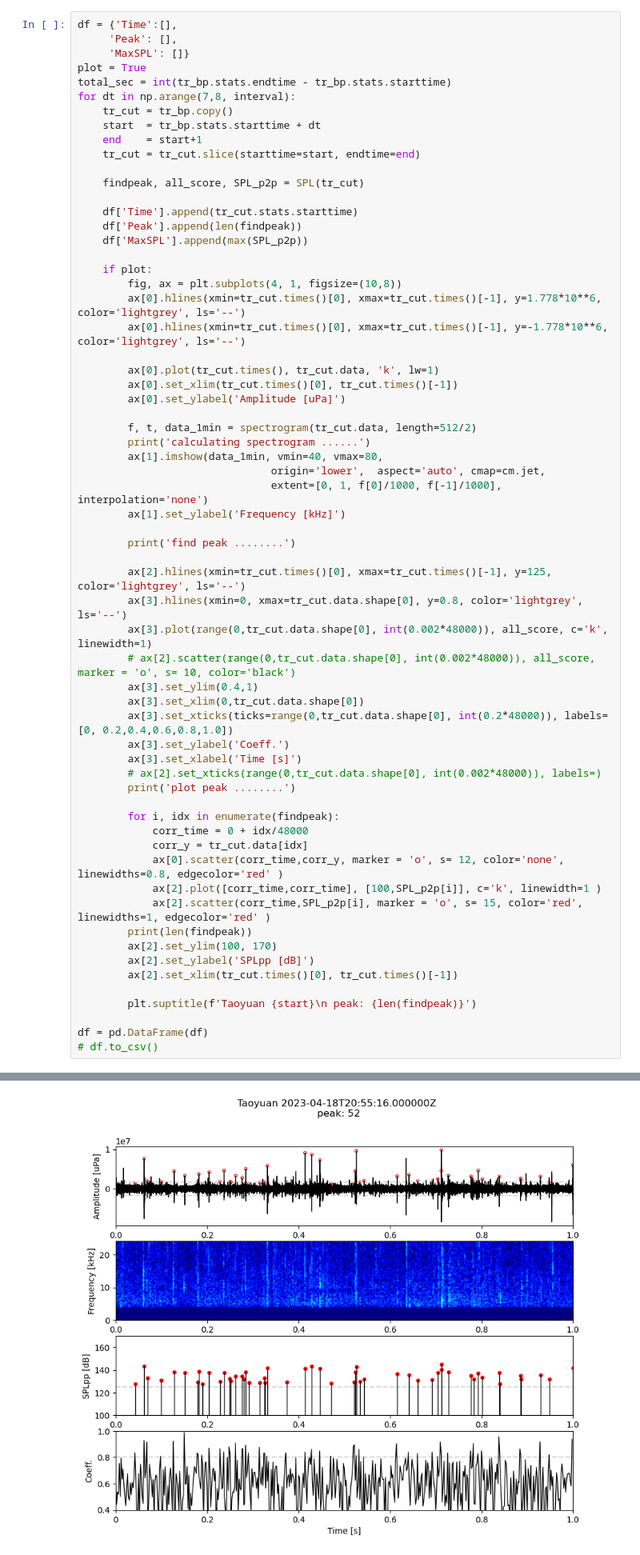
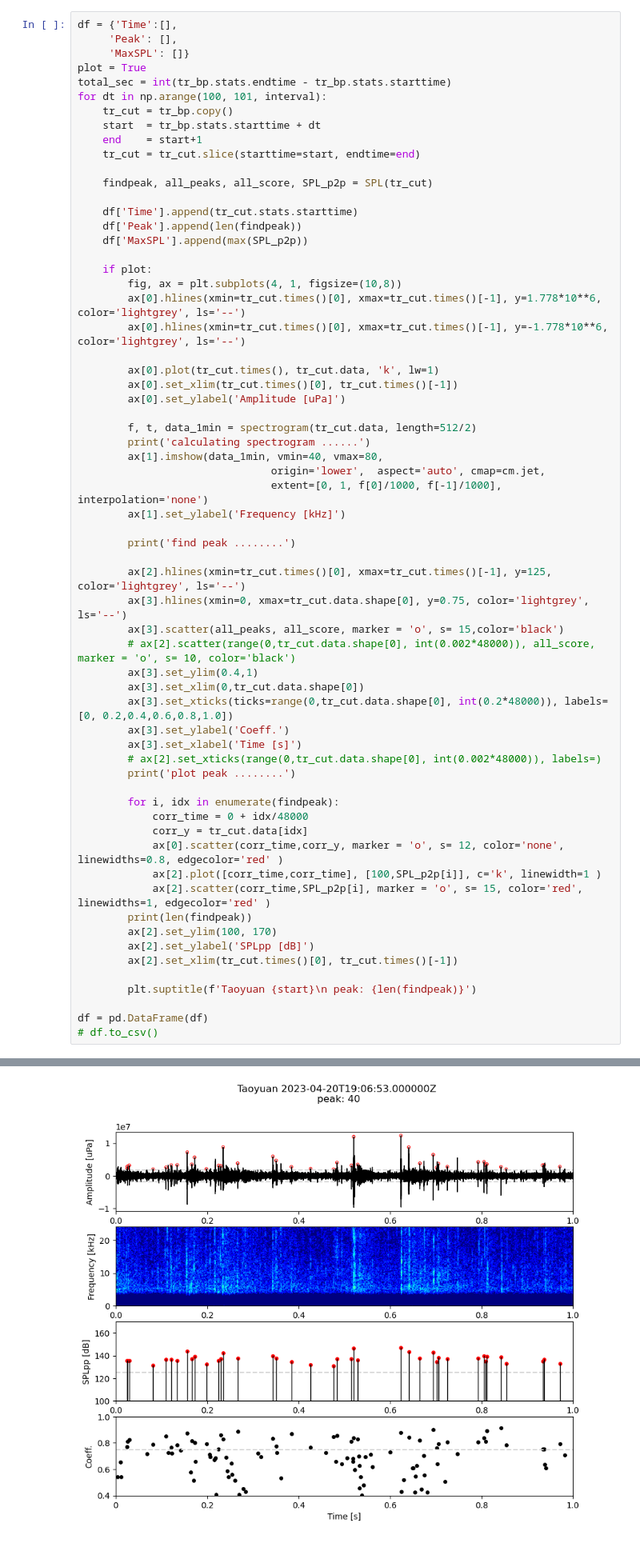
Before and after one commit to jhtong33/Code, a Jupyter notebook: 04_Detect_snap.ipynb, the cells around one changed output, grey strips where cells are left out. Shown at 80% size. Saved outputs shown, nothing was run; the diff lists cells and outputs as text.

Commit message:
detection: adding find_peaks

```diff
--- a/04_Detect_snap.ipynb
+++ b/04_Detect_snap.ipynb
@@ -191,13 +173,13 @@ df = {'Time':[],
      'MaxSPL': []}
 plot = True
 total_sec = int(tr_bp.stats.endtime - tr_bp.stats.starttime)
-for dt in np.arange(7,8, interval):
+for dt in np.arange(100, 101, interval):
     tr_cut = tr_bp.copy()
     start  = tr_bp.stats.starttime + dt
     end    = start+1
     tr_cut = tr_cut.slice(starttime=start, endtime=end)
 
-    findpeak, all_score, SPL_p2p = SPL(tr_cut)
+    findpeak, all_peaks, all_score, SPL_p2p = SPL(tr_cut)
 
     df['Time'].append(tr_cut.stats.starttime)
     df['Peak'].append(len(findpeak))
@@ -222,8 +204,8 @@ for dt in np.arange(7,8, interval):
         print('find peak ........')
 
         ax[2].hlines(xmin=tr_cut.times()[0], xmax=tr_cut.times()[-1], y=125, color='lightgrey', ls='--')
-        ax[3].hlines(xmin=0, xmax=tr_cut.data.shape[0], y=0.8, color='lightgrey', ls='--')
-        ax[3].plot(range(0,tr_cut.data.shape[0], int(0.002*48000)), all_score, c='k', linewidth=1)
+        ax[3].hlines(xmin=0, xmax=tr_cut.data.shape[0], y=0.75, color='lightgrey', ls='--')
+        ax[3].scatter(all_peaks, all_score, marker = 'o', s= 15,color='black')
         # ax[2].scatter(range(0,tr_cut.data.shape[0], int(0.002*48000)), all_score, marker = 'o', s= 10, color='black')
         ax[3].set_ylim(0.4,1)
         ax[3].set_xlim(0,tr_cut.data.shape[0])
@@ -256 +238 @@ plot peak ........
-[figure, old version]
+[figure, new version]
```
Also changed, not shown: parts of 8 cells of this notebook.
